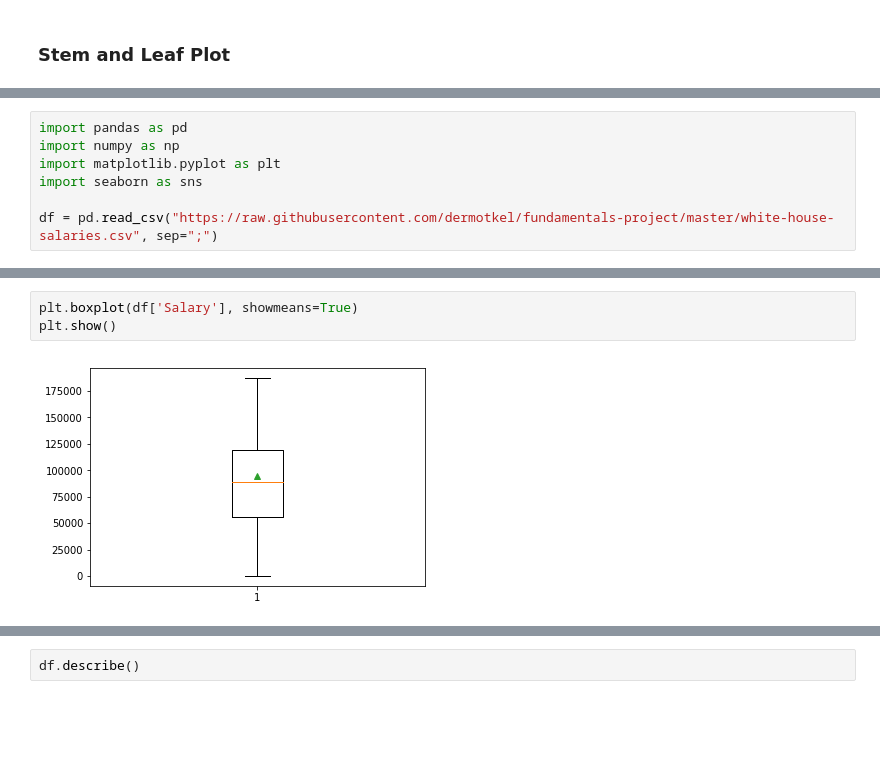
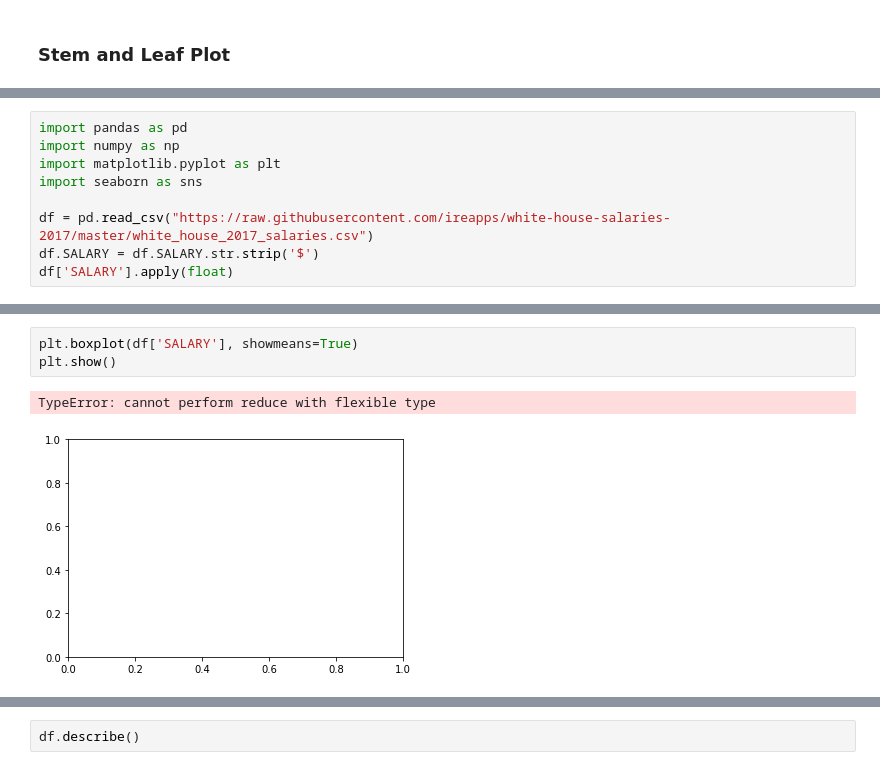
Before and after one commit to dermotkel/fundamentals-project, a Jupyter notebook: Fundamentals - Project.ipynb, the cells around one changed output, grey strips where cells are left out. Drawn from its saved outputs; the diff is of its cells as text; blank space fills up the shorter version.

```diff
--- a/Fundamentals - Project.ipynb
+++ b/Fundamentals - Project.ipynb
@@ -169,4 +189,6 @@ import numpy as np
 import matplotlib.pyplot as plt
 import seaborn as sns
 
-df = pd.read_csv("https://raw.githubusercontent.com/dermotkel/fundamentals-project/master/white-house-salaries.csv", sep=";")
+df = pd.read_csv("https://raw.githubusercontent.com/ireapps/white-house-salaries-2017/master/white_house_2017_salaries.csv")
+df.SALARY = df.SALARY.str.strip('$')
+df['SALARY'].apply(float)
@@ -182,5 +206,6 @@ df.head()
 # %%
-plt.boxplot(df['Salary'], showmeans=True)
+plt.boxplot(df['SALARY'], showmeans=True)
 plt.show()
 # %% [output]
+TypeError: cannot perform reduce with flexible type
-[figure, old version]
+[figure, new version]
```
Also changed, not shown: parts of 13 cells of this notebook, 2 other files.
